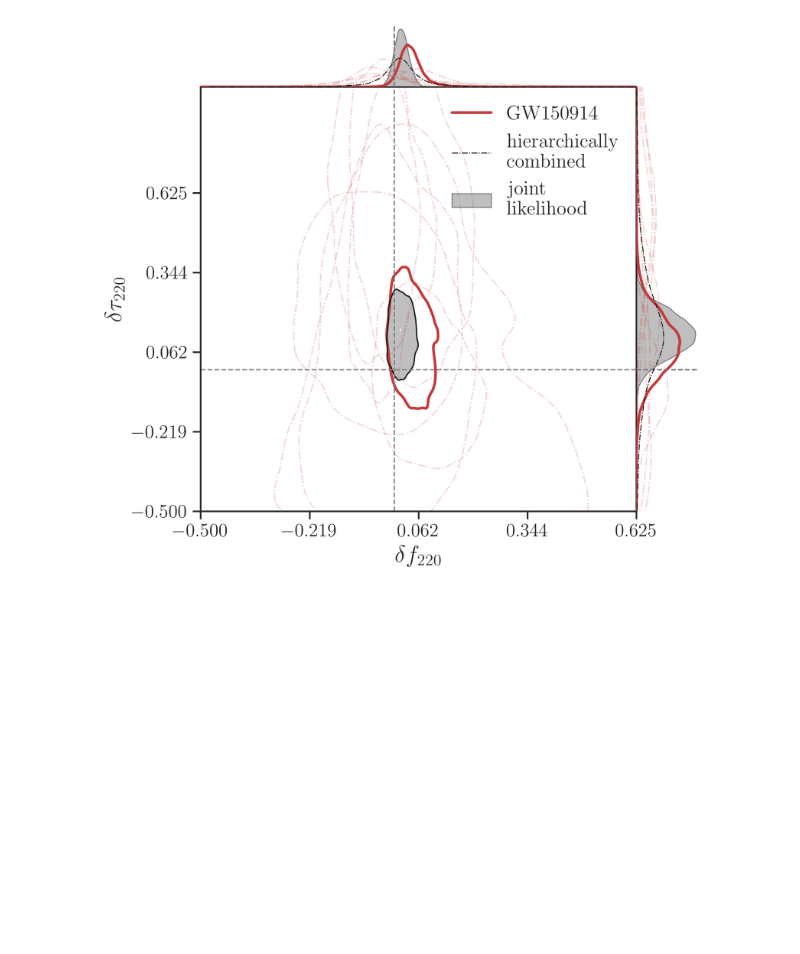
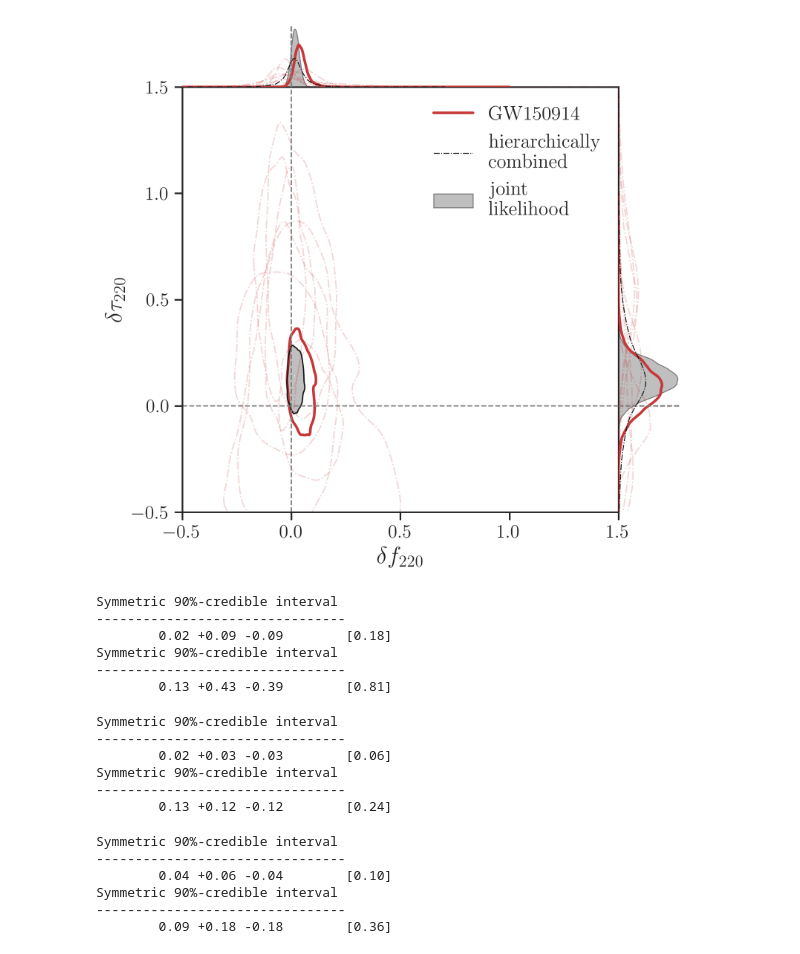
Before and after one commit to abhirup-ghosh/spinqnm, a Jupyter notebook: data/rin/plot_pseob_results_mit_O1O2.ipynb, the cells around one changed output. Saved outputs shown, nothing was run; the diff lists cells and outputs as text; code cells hidden in the pictures; blank space fills up the shorter version.

Commit message:
update plot

```diff
--- a/data/rin/plot_pseob_results_mit_O1O2.ipynb
+++ b/data/rin/plot_pseob_results_mit_O1O2.ipynb
@@ -67,9 +67,9 @@ for param in params:
 
 # Tune the min and max params
 df_220_min = -0.5
-df_220_max = 0.625
+df_220_max = 1.5
 dtau_220_min = -0.5
-dtau_220_max = 1.
+dtau_220_max = 1.5
 tick_pos = np.linspace(df_220_min, df_220_max, num=5)
 
 fig = plt.figure(dpi=150, figsize=utils.figsize_square) # Make a square plot
@@ -141,32 +141,32 @@ ax_dtau_220.plot(dtau_220_hier_pdf, dtau_220_hier_pts, linewidth=0.7*linewidth,
 
 # Plot the joint likelihood results
 domega220_comb = np.loadtxt("combined_samples/{param}_comb.dat.gz".format(param="domega_220"))
 dtau220_comb = np.loadtxt("combined_samples/{param}_comb.dat.gz".format(param="dtau_220"))
 
 
 # domega_220
 df_220_comb_pts, df_220_comb_pdf = kde_helper(domega220_comb)
 ax_df_220.fill(df_220_comb_pts, df_220_comb_pdf, linewidth=0.7*linewidth, facecolor='grey', edgecolor='k', alpha=0.5, label="joint\nlikelihood")
 # dtau_220
 dtau_220_comb_pts, dtau_220_comb_pdf = kde_helper(dtau220_comb)
 ax_dtau_220.fill(dtau_220_comb_pdf, dtau_220_comb_pts, linewidth=0.7*linewidth, facecolor='grey', edgecolor='k', alpha=0.5)
 
 choice = np.random.choice(len(domega220_comb), size=5000)
 x_train = domega220_comb[choice]
 y_train = dtau220_comb[choice]
 utils.kdeplot_2d_clevels(x_train, y_train, levels=[0.90], xlow=prior_dict["domega_220-min"][event], xhigh=prior_dict["domega_220-max"][event], ylow=prior_dict["dtau_220-min"][event], yhigh=prior_dict["dtau_220-max"][event], ax=ax_joint, linewidths=[1.0], colors=['k'])
 utils.kdeplot_2d_clevels_contourf(x_train, y_train, levels=[0.90, 0.01], xlow=prior_dict["domega_220-min"][event], xhigh=prior_dict["domega_220-max"][event], ylow=prior_dict["dtau_220-min"][event], yhigh=prior_dict["dtau_220-max"][event], ax=ax_joint, linewidths=[1.0], colors=['grey'], alpha=0.5)
 
 
 
 ax_joint.set_xlim(df_220_min, df_220_max)
 ax_joint.set_ylim(dtau_220_min, dtau_220_max)
 ax_df_220.set_ylim(bottom=0.0)
 ax_dtau_220.set_xlim(left=0.0)
 ax_df_220.axis("off")
 ax_dtau_220.axis("off")
 
 ax_joint.legend(*ax_df_220.get_legend_handles_labels(), loc=1, frameon=False,prop={'size': 15})
-plt.savefig("../../papers/intro_paper/figures/rin_pseob_results.pdf", bbox_inches="tight")
+plt.savefig("../../papers/intro_paper/figures/rin_pseob_results_v2.pdf", bbox_inches="tight")
 # %% [output]
-[figure, old version]
+[figure, new version]
@@ -172,0 +193,30 @@ plt.savefig("../../papers/intro_paper/figures/rin_pseob_results.pdf", bbox_inche
+# %%
+get_summary(domega220_hier)
+get_summary(dtau220_hier)
+# %% [output]
+Symmetric 90%-credible interval
+--------------------------------
+        0.02 +0.09 -0.09        [0.18]
+Symmetric 90%-credible interval
+--------------------------------
+        0.13 +0.43 -0.39        [0.81]
+# %%
+get_summary(domega220_comb)
+get_summary(dtau220_comb)
+# %% [output]
+Symmetric 90%-credible interval
+--------------------------------
+        0.02 +0.03 -0.03        [0.06]
+Symmetric 90%-credible interval
+--------------------------------
+        0.13 +0.12 -0.12        [0.24]
+# %%
+get_summary(sample_dict["domega_220"]['GW150914'])
+get_summary(sample_dict["dtau_220"]['GW150914'])
+# %% [output]
+Symmetric 90%-credible interval
+--------------------------------
+        0.04 +0.06 -0.04        [0.10]
+Symmetric 90%-credible interval
+--------------------------------
+        0.09 +0.18 -0.18        [0.36]
```
Also changed, not shown: parts of 1 cell of this notebook, 2 other files.
